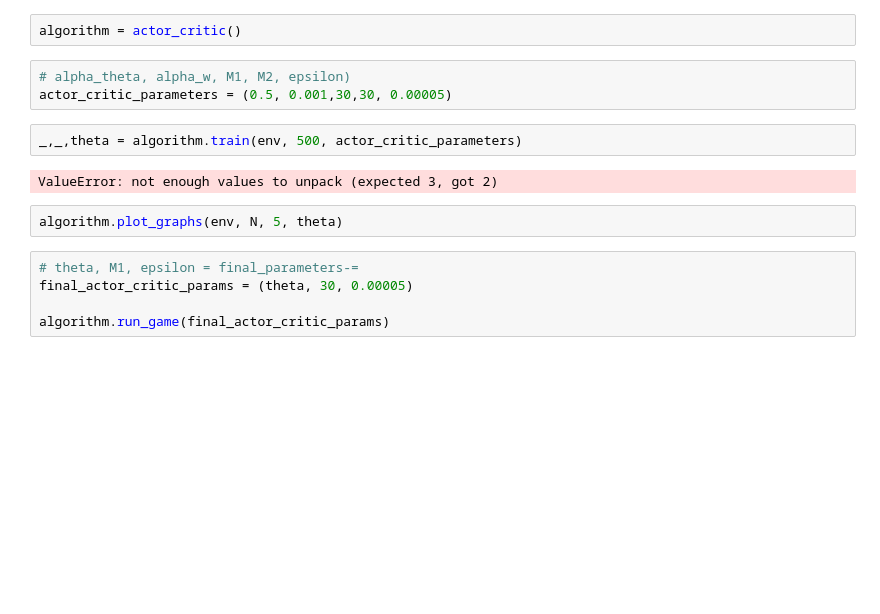
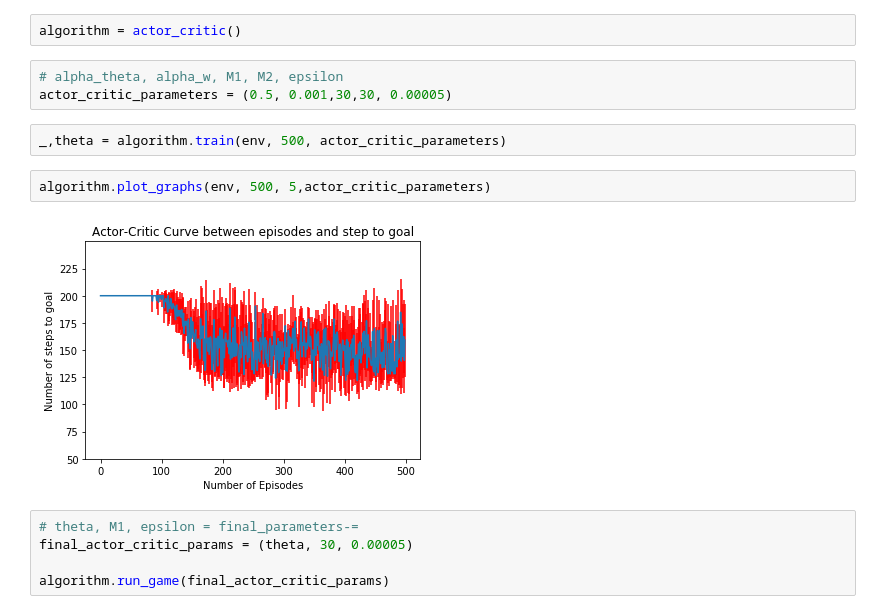
Before and after one commit to satwikgoyal/IsenBERT, a Jupyter notebook: Mountain_Car.ipynb, the cells around one changed output. Cells and saved outputs as stored; diff of their text form; blank space fills up the shorter version.

```diff
--- a/Mountain_Car.ipynb
+++ b/Mountain_Car.ipynb
@@ -15,14 +15,14 @@ from Algorithms.Actor_Critic import actor_critic
 # %%
 algorithm = actor_critic()
 # %%
-# alpha_theta, alpha_w, M1, M2, epsilon)
+# alpha_theta, alpha_w, M1, M2, epsilon
 actor_critic_parameters = (0.5, 0.001,30,30, 0.00005)
 # %%
-_,_,theta = algorithm.train(env, 500, actor_critic_parameters)
+_,theta = algorithm.train(env, 500, actor_critic_parameters)
-# %% [output]
-ValueError: not enough values to unpack (expected 3, got 2)
 # %%
-algorithm.plot_graphs(env, N, 5, theta)
+algorithm.plot_graphs(env, 500, 5,actor_critic_parameters)
+# %% [output]
+[figure, added]
 # %%
 # theta, M1, epsilon = final_parameters-=
 final_actor_critic_params = (theta, 30, 0.00005)
```
Also changed, not shown: 1 other file.
